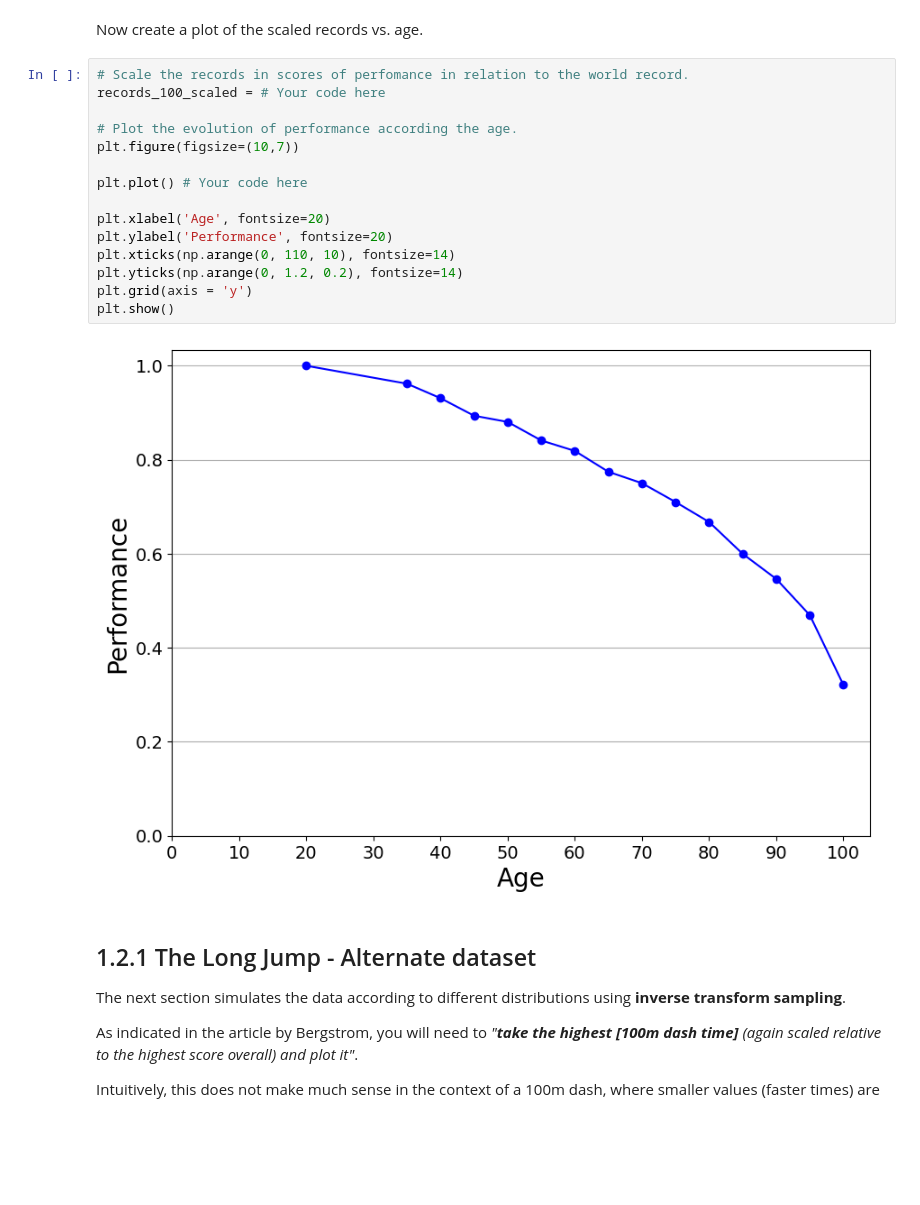
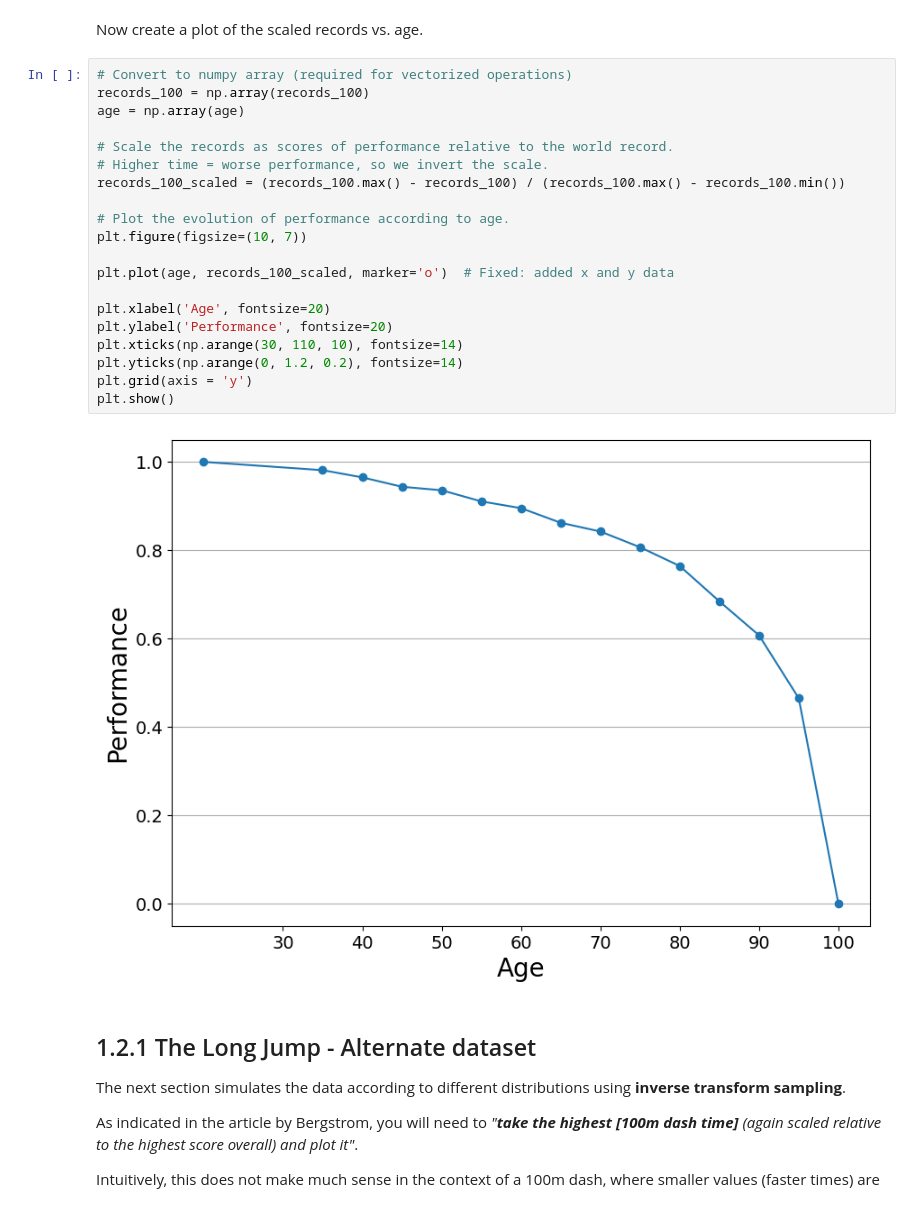
Before and after one commit to PeterAmdi/RoDS-2026, a Jupyter notebook: exercises_02/1 - Multiple hypotheses v2.ipynb, the cells around one changed output. Cells and saved outputs as stored; diff of their text form; blank space fills up the shorter version.

```diff
--- a/exercises_02/1 - Multiple hypotheses v2.ipynb
+++ b/exercises_02/1 - Multiple hypotheses v2.ipynb
@@ -40,22 +40,27 @@ age = [20, 35, 40, 45, 50, 55, 60, 65, 70, 75, 80, 85, 90, 95, 100]
 # %% [markdown]
 Now create a plot of the scaled records vs. age.
 # %%
-# Scale the records in scores of perfomance in relation to the world record.
-records_100_scaled = # Your code here
+# Convert to numpy array (required for vectorized operations)
+records_100 = np.array(records_100)
+age = np.array(age)
 
-# Plot the evolution of performance according the age.
-plt.figure(figsize=(10,7))
+# Scale the records as scores of performance relative to the world record.
+# Higher time = worse performance, so we invert the scale.
+records_100_scaled = (records_100.max() - records_100) / (records_100.max() - records_100.min())
 
-plt.plot() # Your code here
+# Plot the evolution of performance according to age.
+plt.figure(figsize=(10, 7))
+
+plt.plot(age, records_100_scaled, marker='o')  # Fixed: added x and y data
 
 plt.xlabel('Age', fontsize=20)
 plt.ylabel('Performance', fontsize=20)
-plt.xticks(np.arange(0, 110, 10), fontsize=14)
+plt.xticks(np.arange(30, 110, 10), fontsize=14)
 plt.yticks(np.arange(0, 1.2, 0.2), fontsize=14)
 plt.grid(axis = 'y')
 plt.show()
 # %% [output]
-[figure, old version]
+[figure, new version]
 # %% [markdown]
 ## 1.2.1 The Long Jump - Alternate dataset
 
```
Also changed, not shown: parts of 5 cells of this notebook.
